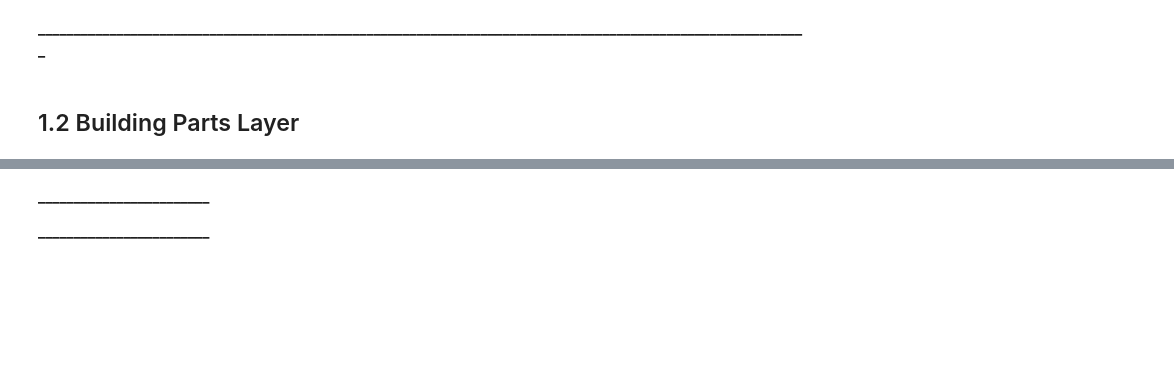
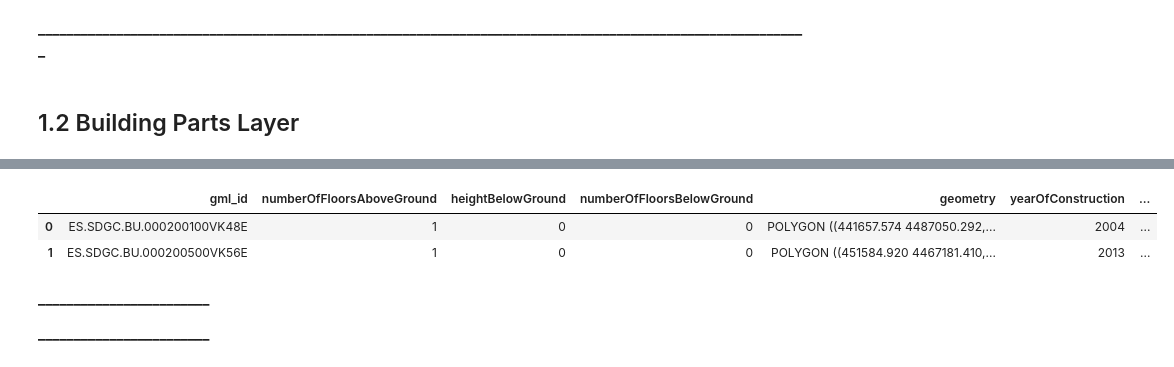
Before and after one commit to LAMDAMielgo/ih_datamadpt_FinalProyect, a Jupyter notebook: notebooks/Data Analysis -- Catastro Inspire.ipynb, the cells around one changed output, grey strips where cells are left out. Saved outputs shown, nothing was run; the diff lists cells and outputs as text; code cells hidden in the pictures; blank space fills up the shorter version.

```diff
--- a/notebooks/Data Analysis -- Catastro Inspire.ipynb
+++ b/notebooks/Data Analysis -- Catastro Inspire.ipynb
@@ -383,3 +411,12 @@ buildingParts_df.head(7)
+# %%
+# CLEANING gml_id
+buildingParts_df['gml_id'] = buildingParts_df['gml_id'].apply(get_ID)
+# %%
+buildingParts_df.head(2)
+# %% [output]
+|  | gml_id | numberOfFloorsAboveGround | heightBelowGround | numberOfFloorsBelowGround | geometry | yearOfConstruction | ... |
+| 0 | ES.SDGC.BU.000200100VK48E | 1 | 0 | 0 | POLYGON ((441657.574 4487050.292,... | 2004 | ... |
+| 1 | ES.SDGC.BU.000200500VK56E | 1 | 0 | 0 | POLYGON ((451584.920 4467181.410,... | 2013 | ... |
 # %% [markdown]
 **________________________**
 
```
Also changed, not shown: parts of 46 cells of this notebook.
